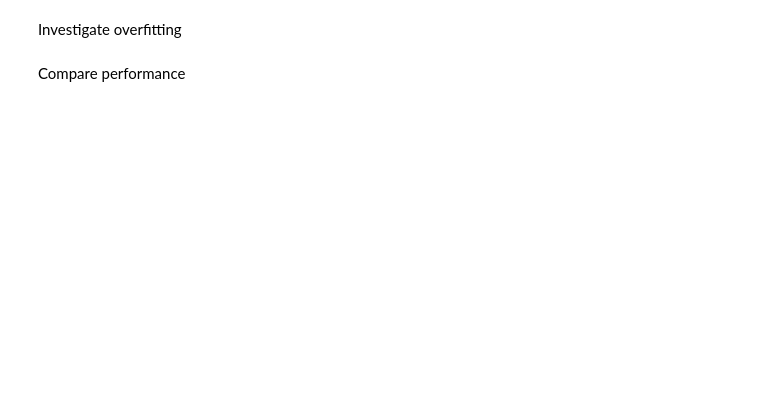
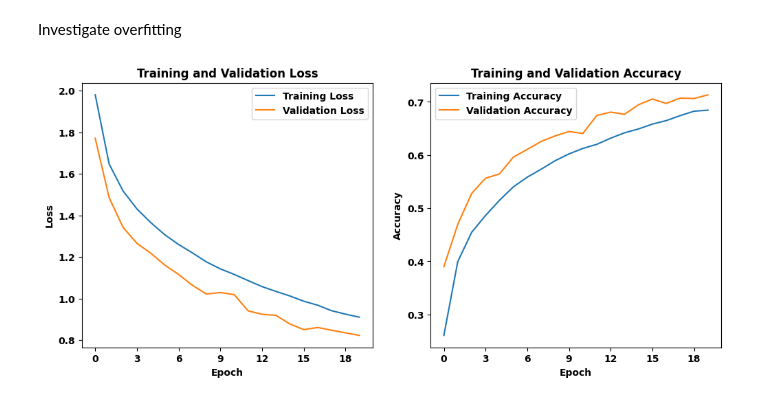
Before and after one commit to nickbelgau/STA6257_PCA, a Jupyter notebook: pca_with_CIFAR10.ipynb, the cells around one changed output. Drawn from its saved outputs; the diff is of its cells as text; code cells hidden in the pictures; blank space fills up the shorter version.

```diff
--- a/pca_with_CIFAR10.ipynb
+++ b/pca_with_CIFAR10.ipynb
@@ -157,0 +257,15 @@ with open(path_svm_PCA, 'rb') as file:
+# %%
+from tensorflow.keras import losses
+from tensorflow.keras import optimizers
+
+model_cnn.compile(
+    loss = losses.SparseCategoricalCrossentropy(from_logits = False),
+    optimizer = optimizers.Adam(learning_rate=3e-4),
+    metrics =["accuracy"],
+)
+
+history_cnn = model_cnn.fit(X_train, y_train,
+                            batch_size = 64,
+                            epochs = 20,
+                            verbose = 2,
+                            validation_data=(X_validate, y_validate))
@@ -160,32 +292,36 @@ Investigate overfitting
 # %%
 import matplotlib.pyplot as plt
 from matplotlib.ticker import MaxNLocator
 
 def plot_losses(model_history):
     '''
-    Function to plot training and validation loss
+    Function to plot training and validation loss and accuracy.
+    Returns the matplotlib figure object.
     '''
-    plt.figure(figsize=(12, 5))
+    fig, axs = plt.subplots(1, 2, figsize=(12, 5))
 
-    ax1 = plt.subplot(1, 2, 1)
-    ax1.plot(model_history.history['loss'], label='Training Loss')
-    ax1.plot(model_history.history['val_loss'], label='Validation Loss')
-    ax1.set_title('Training and Validation Loss')
-    ax1.set_xlabel('Epoch')
-    ax1.set_ylabel('Loss')
-    ax1.legend()
-    ax1.xaxis.set_major_locator(MaxNLocator(integer=True))
+    # Plotting training and validation loss
+    axs[0].plot(model_history.history['loss'], label='Training Loss')
+    axs[0].plot(model_history.history['val_loss'], label='Validation Loss')
+    axs[0].set_title('Training and Validation Loss')
+    axs[0].set_xlabel('Epoch')
+    axs[0].set_ylabel('Loss')
+    axs[0].legend()
+    axs[0].xaxis.set_major_locator(MaxNLocator(integer=True))
 
     # Plotting training and validation accuracy
-    ax2 = plt.subplot(1, 2, 2)
-    ax2.plot(model_history.history['accuracy'], label='Training Accuracy')
-    ax2.plot(model_history.history['val_accuracy'], label='Validation Accuracy')
-    ax2.set_title('Training and Validation Accuracy')
-    ax2.set_xlabel('Epoch')
-    ax2.set_ylabel('Accuracy')
-    ax2.legend()
-    ax2.xaxis.set_major_locator(MaxNLocator(integer=True))
+    axs[1].plot(model_history.history['accuracy'], label='Training Accuracy')
+    axs[1].plot(model_history.history['val_accuracy'], label='Validation Accuracy')
+    axs[1].set_title('Training and Validation Accuracy')
+    axs[1].set_xlabel('Epoch')
+    axs[1].set_ylabel('Accuracy')
+    axs[1].legend()
+    axs[1].xaxis.set_major_locator(MaxNLocator(integer=True))
 
     plt.show()
+    return fig  # Return the figure object for external use
+
+fig = plot_losses(history_cnn)
+fig.savefig('ml_result/validate/training_metrics.png')
+# %% [output]
+[figure, added]
-# %% [markdown]
-Compare performance
```
Also changed, not shown: parts of 58 cells of this notebook, 9 other files.
